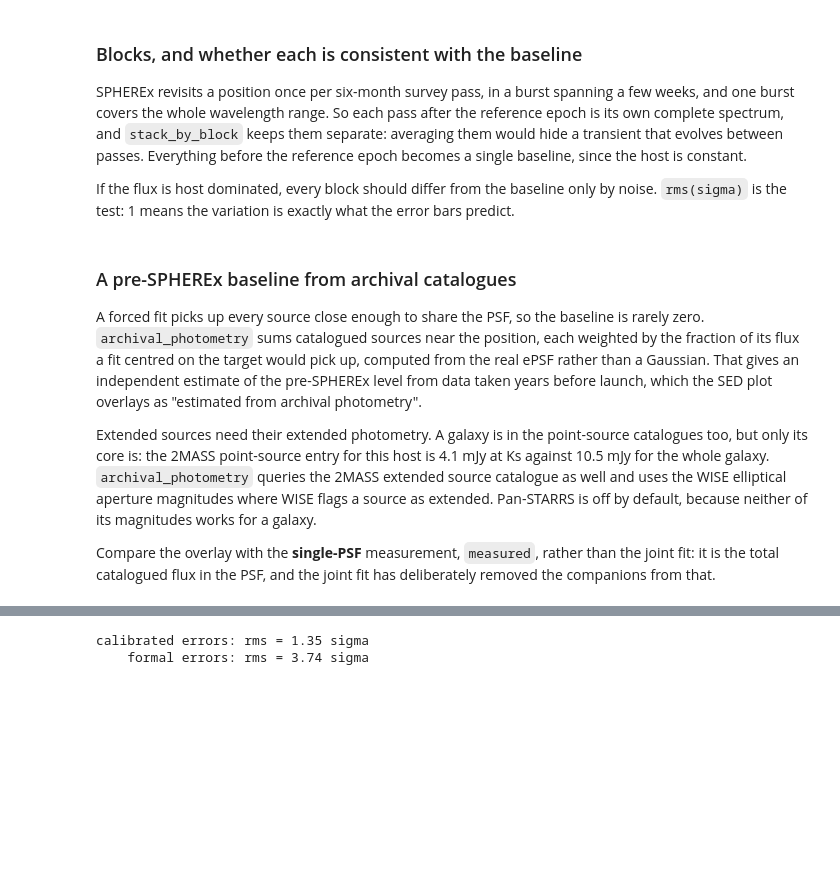
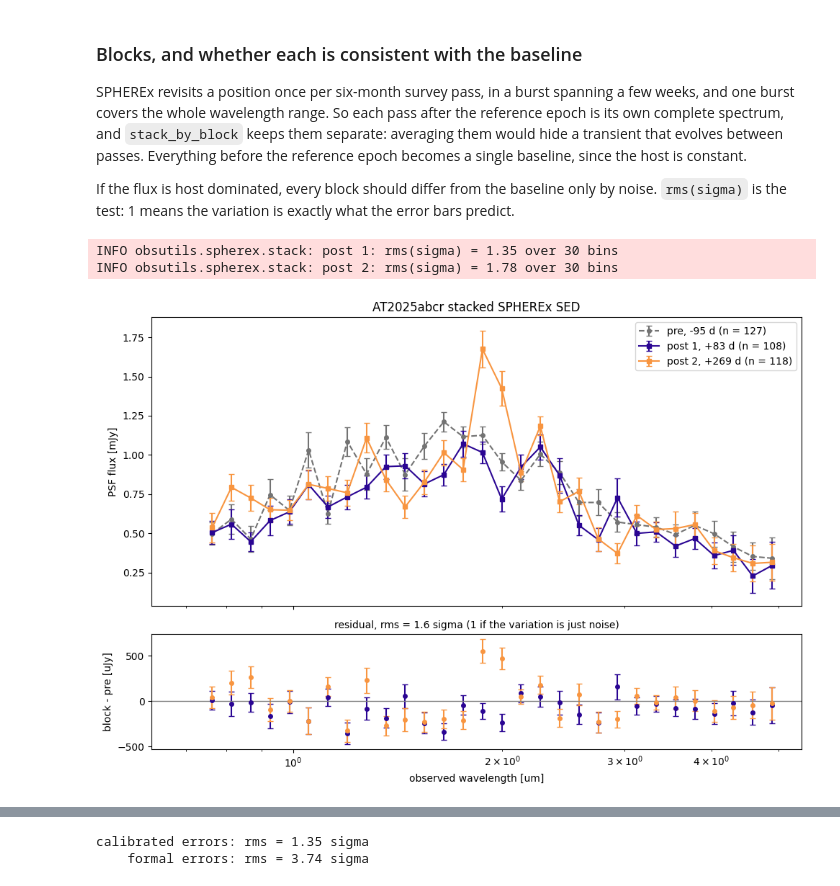
Before and after one commit to robertdstein/obsutils, a Jupyter notebook: notebooks/spherex_photometry.ipynb, the cells around one changed output, grey strips where cells are left out. Cells and saved outputs as stored; diff of their text form; code cells hidden in the pictures; blank space fills up the shorter version.

```diff
--- a/notebooks/spherex_photometry.ipynb
+++ b/notebooks/spherex_photometry.ipynb
@@ -245,22 +245,12 @@ baseline, since the host is constant.
 
 If the flux is host dominated, every block should differ from the baseline only by noise.
 `rms(sigma)` is the test: 1 means the variation is exactly what the error bars predict.
-# %% [markdown]
-### A pre-SPHEREx baseline from archival catalogues
-
-A forced fit picks up every source close enough to share the PSF, so the baseline is rarely
-zero. `archival_photometry` sums catalogued sources near the position, each weighted by the
-fraction of its flux a fit centred on the target would pick up, computed from the real ePSF
-rather than a Gaussian. That gives an independent estimate of the pre-SPHEREx level from data
-taken years before launch, which the SED plot overlays as "estimated from archival photometry".
-
-Extended sources need their extended photometry. A galaxy is in the point-source catalogues
-too, but only its core is: the 2MASS point-source entry for this host is 4.1 mJy at Ks against
-10.5 mJy for the whole galaxy. `archival_photometry` queries the 2MASS extended source
-catalogue as well and uses the WISE elliptical aperture magnitudes where WISE flags a source as
-extended. Pan-STARRS is off by default, because neither of its magnitudes works for a galaxy.
-
-Compare the overlay with the **single-PSF** measurement, `measured`, rather than the joint fit:
-it is the total catalogued flux in the PSF, and the joint fit has deliberately removed the
-companions from that.
+# %%
+difference = difference_stacks(stacks)
+
+plot_sed(stacks, title=source, difference=difference);
+# %% [output]
+INFO obsutils.spherex.stack: post 1: rms(sigma) = 1.35 over 30 bins
+INFO obsutils.spherex.stack: post 2: rms(sigma) = 1.78 over 30 bins
+[figure, added]
 # %%
```
Also changed, not shown: parts of 6 cells of this notebook, 3 other files.
